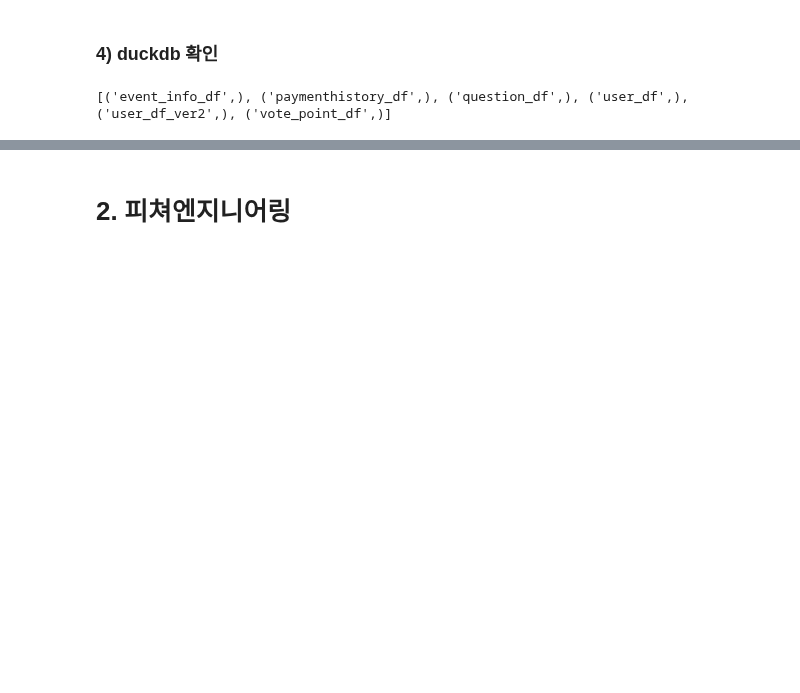
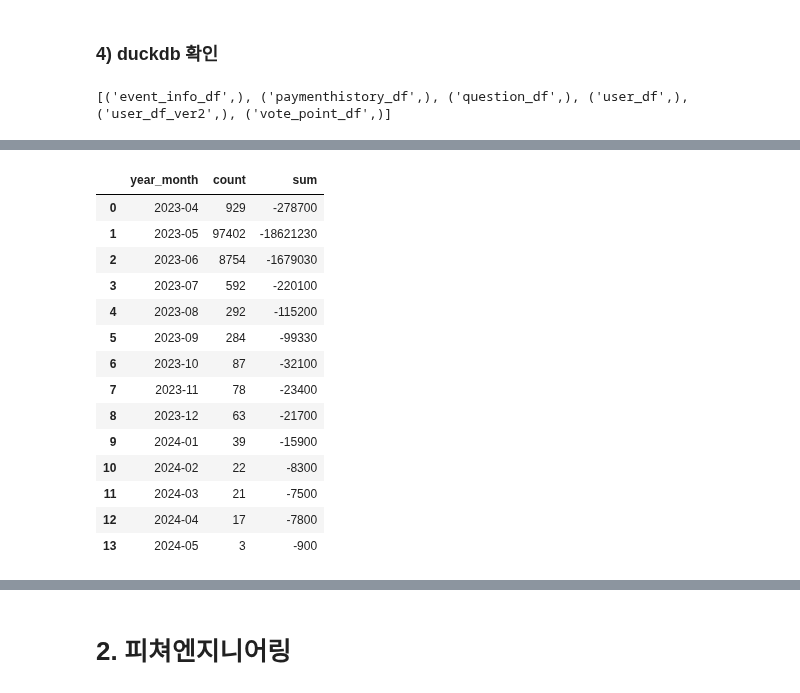
Before and after one commit to goheejieuri/final_project_team3, a Jupyter notebook: sohee.ipynb, the cells around one changed output, grey strips where cells are left out. Saved outputs shown, nothing was run; the diff lists cells and outputs as text; code cells hidden in the pictures; blank space fills up the shorter version.

```diff
--- a/sohee.ipynb
+++ b/sohee.ipynb
@@ -232,0 +246,3 @@ print(tables)
+# %%
+point_use_df = pointhistory_df[pointhistory_df['delta_point'] < 0]
+point_use_df.shape
@@ -232,0 +251,2 @@ print(tables)
+# %%
+point_use_df['year_month'] = point_use_df['created_at'].dt.to_period('M').astype(str)
@@ -232,0 +259,18 @@ print(tables)
+# %%
+point_use_df.groupby('year_month')['delta_point'].agg(['count', 'sum']).reset_index()
+# %% [output]
+|  | year_month | count | sum |
+| 0 | 2023-04 | 929 | -278700 |
+| 1 | 2023-05 | 97402 | -18621230 |
+| 2 | 2023-06 | 8754 | -1679030 |
+| 3 | 2023-07 | 592 | -220100 |
+| 4 | 2023-08 | 292 | -115200 |
+| 5 | 2023-09 | 284 | -99330 |
+| 6 | 2023-10 | 87 | -32100 |
+| 7 | 2023-11 | 78 | -23400 |
+| 8 | 2023-12 | 63 | -21700 |
+| 9 | 2024-01 | 39 | -15900 |
+| 10 | 2024-02 | 22 | -8300 |
+| 11 | 2024-03 | 21 | -7500 |
+| 12 | 2024-04 | 17 | -7800 |
+| 13 | 2024-05 | 3 | -900 |
```
Also changed, not shown: parts of 7 cells of this notebook, 2 other files.
